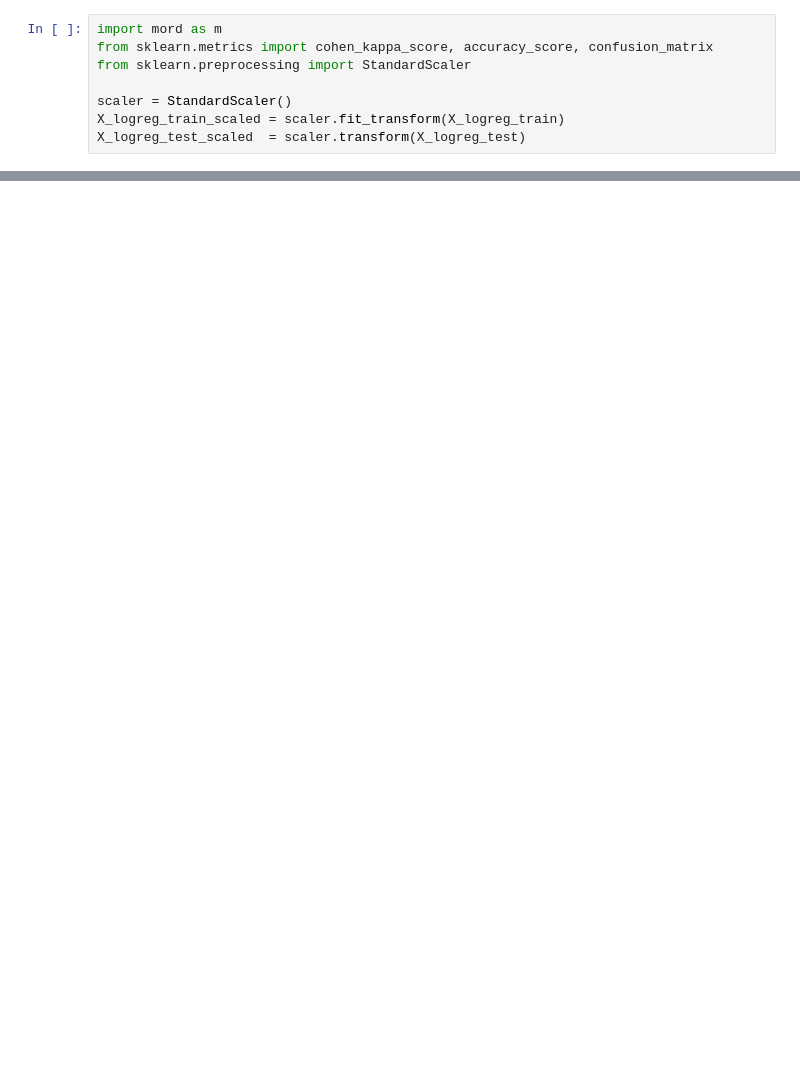
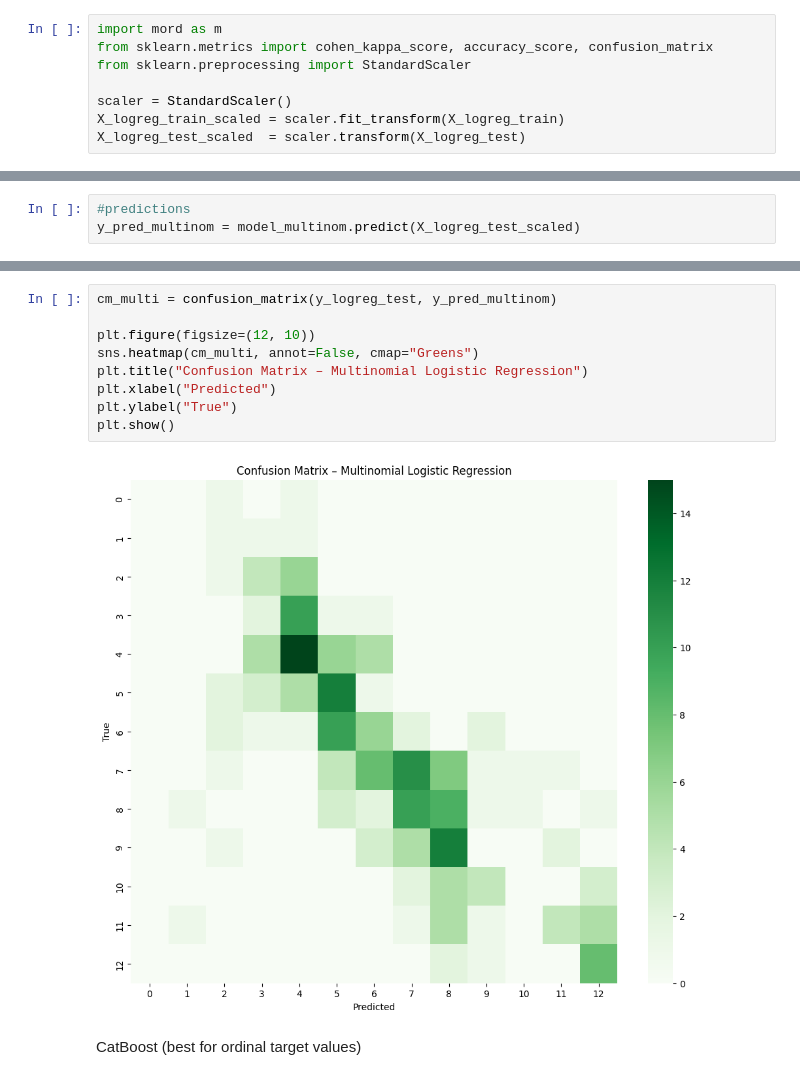
Before and after one commit to BenRyan-8/APA_CA, a Jupyter notebook: BERPrediction.ipynb, the cells around one changed output, grey strips where cells are left out. Saved outputs shown, nothing was run; the diff lists cells and outputs as text; blank space fills up the shorter version.

```diff
--- a/BERPrediction.ipynb
+++ b/BERPrediction.ipynb
@@ -775,0 +790,3 @@ ValueError: Values in y must be [ 0  1  2  3  4  5  6  7  8  9 10 11 12], instea
+# %%
+#predictions
+y_pred_multinom = model_multinom.predict(X_logreg_test_scaled)
@@ -775,0 +802,13 @@ ValueError: Values in y must be [ 0  1  2  3  4  5  6  7  8  9 10 11 12], instea
+# %%
+cm_multi = confusion_matrix(y_logreg_test, y_pred_multinom)
+
+plt.figure(figsize=(12, 10))
+sns.heatmap(cm_multi, annot=False, cmap="Greens")
+plt.title("Confusion Matrix – Multinomial Logistic Regression")
+plt.xlabel("Predicted")
+plt.ylabel("True")
+plt.show()
+# %% [output]
+[figure, added]
+# %% [markdown]
+CatBoost (best for ordinal target values)
```
Also changed, not shown: parts of 20 cells of this notebook.
